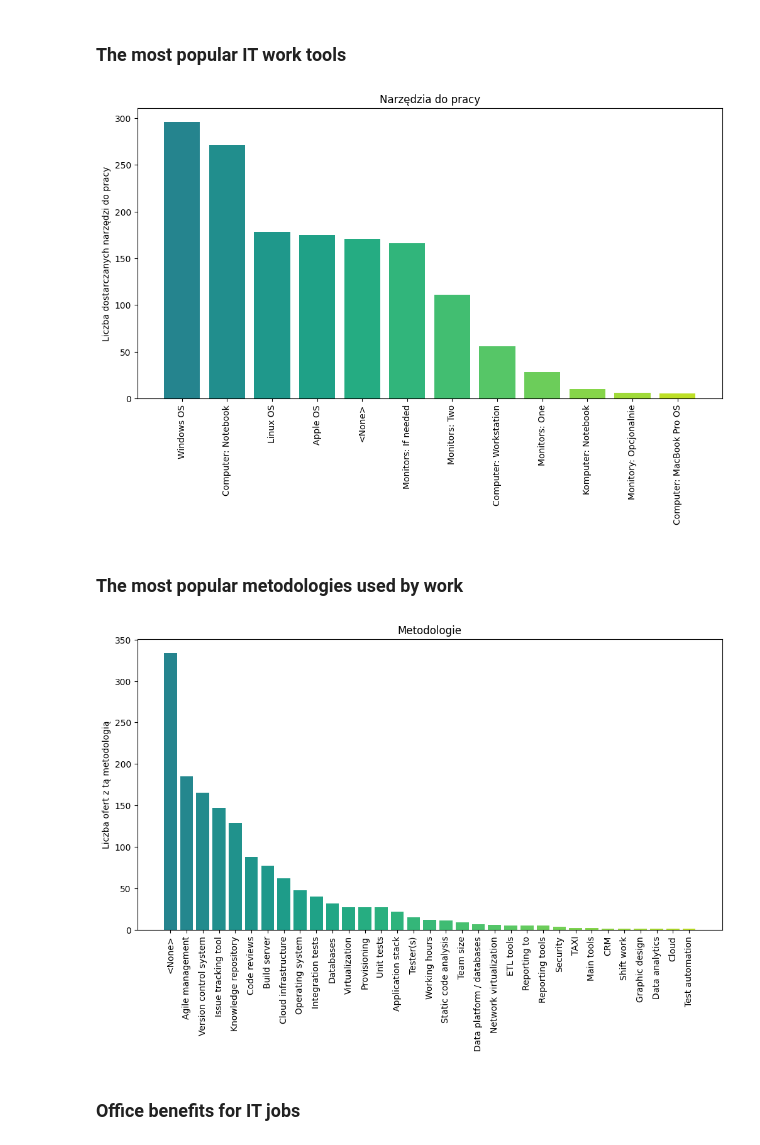
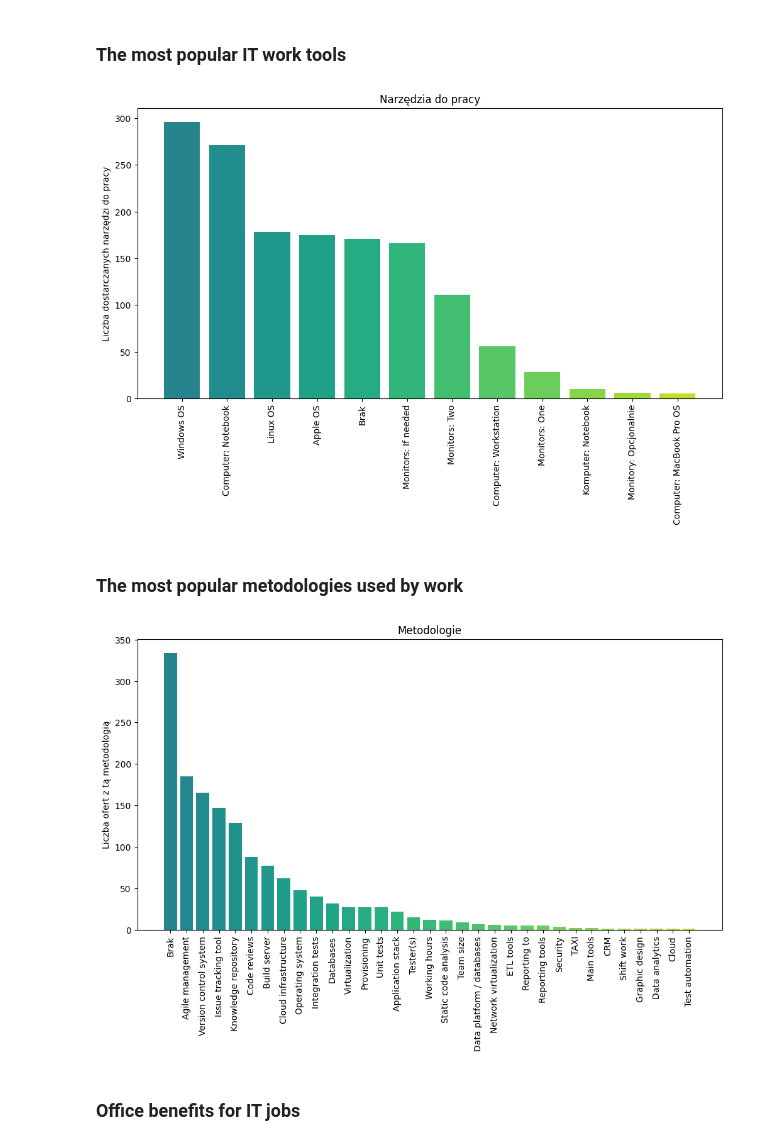
Before and after one commit to JakBiel/Job_scraper, a Jupyter notebook: lab2/JupyterNotebookFolder/jpdata/JobOffersAnalyze.ipynb, the cells around one changed output. Saved outputs shown, nothing was run; the diff lists cells and outputs as text; code cells hidden in the pictures.

```diff
--- a/lab2/JupyterNotebookFolder/jpdata/JobOffersAnalyze.ipynb
+++ b/lab2/JupyterNotebookFolder/jpdata/JobOffersAnalyze.ipynb
@@ -652,39 +798,44 @@ def eq_supplied_counter(df):
     filtered_data = {k: v for k, v in counter.items() if v >= 5}
 
     # Sortuj dane w malejącej kolejności
     sorted_data = dict(sorted(filtered_data.items(), key=lambda x: x[1], reverse=True))
 
     # Tworzenie wykresu
     plt.figure(figsize=(12, 6))
 
     # Tworzenie palety kolorów dla słupków
     colors = plt.cm.viridis(np.linspace(0.45, 0.9, len(sorted_data)))
 
 
     # Użycie wygenerowanej palety kolorów dla słupków
     plt.bar(sorted_data.keys(), sorted_data.values(), color=colors)
     plt.xticks(rotation=90)
     plt.ylabel('Liczba dostarczanych narzędzi do pracy')
     plt.title('Narzędzia do pracy')
 
     # Aktualizacja etykiet na osi X
     new_labels = []
     for label in plt.gca().get_xticklabels():
-        for keyword in ["Windows", "Linux", "Mac", "Apple"]:
-            if keyword.lower() in label.get_text().lower():
-                new_labels.append(label.get_text() + " OS")
-                break
+        text = label.get_text()
+        if text == "<None>":
+            new_labels.append("Brak")
         else:
-            new_labels.append(label.get_text())
+            for keyword in ["Windows", "Linux", "Mac", "Apple"]:
+                if keyword.lower() in text.lower():
+                    new_labels.append(text + " OS")
+                    break
+            else:
+                new_labels.append(text)
 
     plt.gca().set_xticklabels(new_labels)
+
 
     plt.show()
 
 # Przykład użycia
 eq_supplied_counter(df)
 # %% [output]
-[figure, old version]
+[figure, new version]
 # %% [markdown]
 ### The most popular metodologies used by work
 # %%
@@ -704,17 +855,21 @@ def methodology_ctr(df):
     # Tworzenie palety kolorów dla słupków
     colors = plt.cm.viridis(np.linspace(0.45, 0.9, len(sorted_data)))
 
-
     # Użycie wygenerowanej palety kolorów dla słupków
     plt.bar(sorted_data.keys(), sorted_data.values(), color=colors)
     plt.xticks(rotation=90)
     plt.ylabel('Liczba ofert z tą metodologią')
     plt.title('Metodologie')
+
+    # Aktualizacja etykiet na osi X
+    new_labels = [label if label != "<None>" else "Brak" for label in sorted_data.keys()]
+    plt.xticks(range(len(sorted_data)), new_labels)
+
     plt.show()
 
 methodology_ctr(df)
 # %% [output]
-[figure, old version]
+[figure, new version]
 # %% [markdown]
 ### Office benefits for IT jobs
 # %%
```
Also changed, not shown: parts of 25 cells of this notebook.
